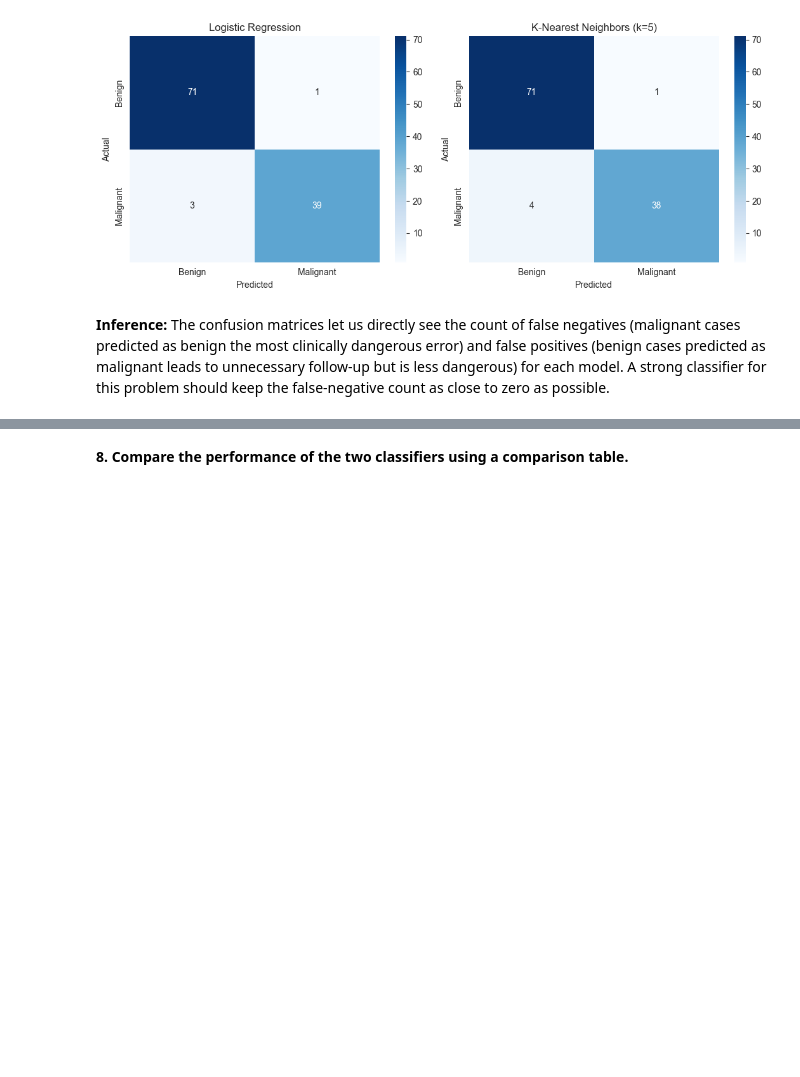
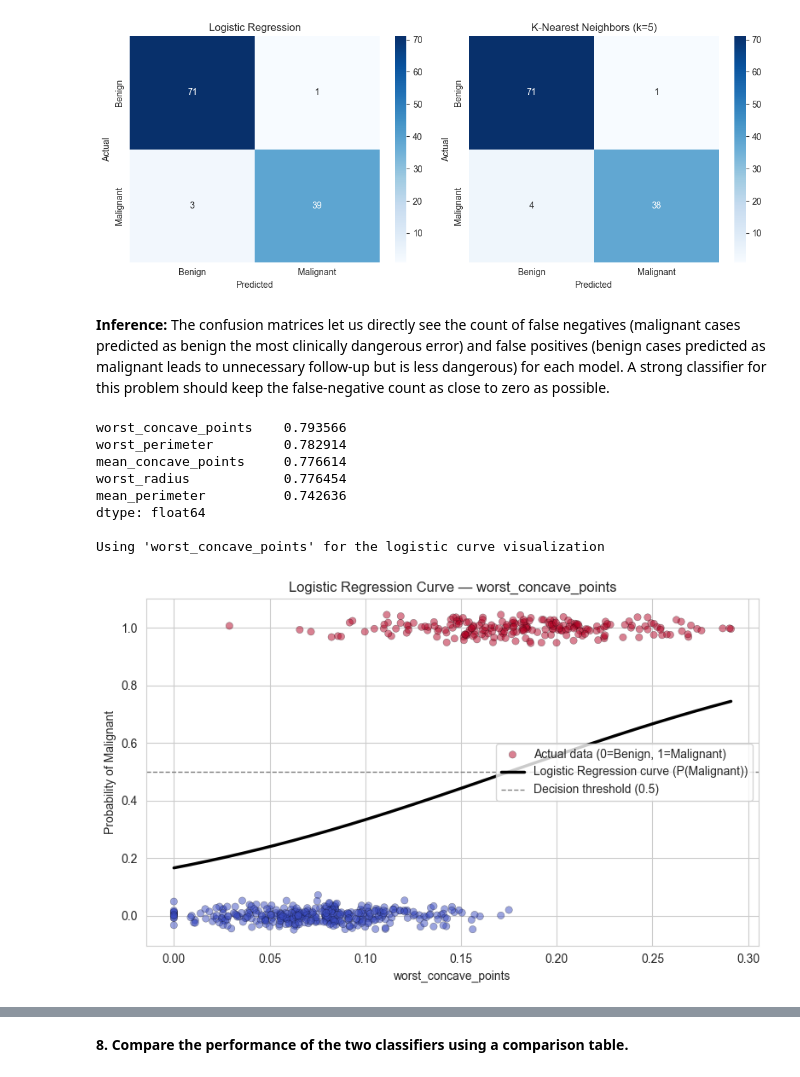
Before and after one commit to Dazai-arch/ML-Lab-2547210, a Jupyter notebook: lab6.ipynb, the cells around one changed output, grey strips where cells are left out. Cells and saved outputs as stored; diff of their text form; code cells hidden in the pictures; blank space fills up the shorter version.

```diff
--- a/lab6.ipynb
+++ b/lab6.ipynb
@@ -327,3 +327,49 @@ plt.show()
 predicted as benign the most clinically dangerous error) and false positives (benign cases predicted as
 malignant leads to unnecessary follow-up but is less dangerous) for each model. A strong classifier for this
 problem should keep the false-negative count as close to zero as possible.
+# %%
+
+corrs = X.corrwith(y).abs().sort_values(ascending=False)
+print(corrs.head(5))
+
+best_feature = corrs.index[0]
+print(f"\nUsing '{best_feature}' for the logistic curve visualization")
+
+X_single = X[[best_feature]].values
+y_single = y.values
+
+simple_log_reg = LogisticRegression()
+simple_log_reg.fit(X_single, y_single)
+
+x_range = np.linspace(X_single.min(), X_single.max(), 300).reshape(-1, 1)
+y_prob = simple_log_reg.predict_proba(x_range)[:, 1]
+
+plt.figure(figsize=(8, 5))
+
+jitter = np.random.normal(0, 0.02, size=len(y_single))
+plt.scatter(X_single, y_single + jitter, c=y_single, cmap="coolwarm",
+            alpha=0.5, edgecolor="k", linewidth=0.3,
+            label="Actual data (0=Benign, 1=Malignant)")
+
+plt.plot(x_range, y_prob, color="black", linewidth=2.5,
+         label="Logistic Regression curve (P(Malignant))")
+
+plt.axhline(0.5, color="gray", linestyle="--", linewidth=1,
+            label="Decision threshold (0.5)")
+
+plt.xlabel(best_feature)
+plt.ylabel("Probability of Malignant")
+plt.title(f"Logistic Regression Curve — {best_feature}")
+plt.legend(loc="center right")
+plt.tight_layout()
+plt.show()
+# %% [output]
+worst_concave_points    0.793566
+worst_perimeter         0.782914
+mean_concave_points     0.776614
+worst_radius            0.776454
+mean_perimeter          0.742636
+dtype: float64
+
+Using 'worst_concave_points' for the logistic curve visualization
+[figure, added]
```
Also changed, not shown: parts of 4 cells of this notebook.
